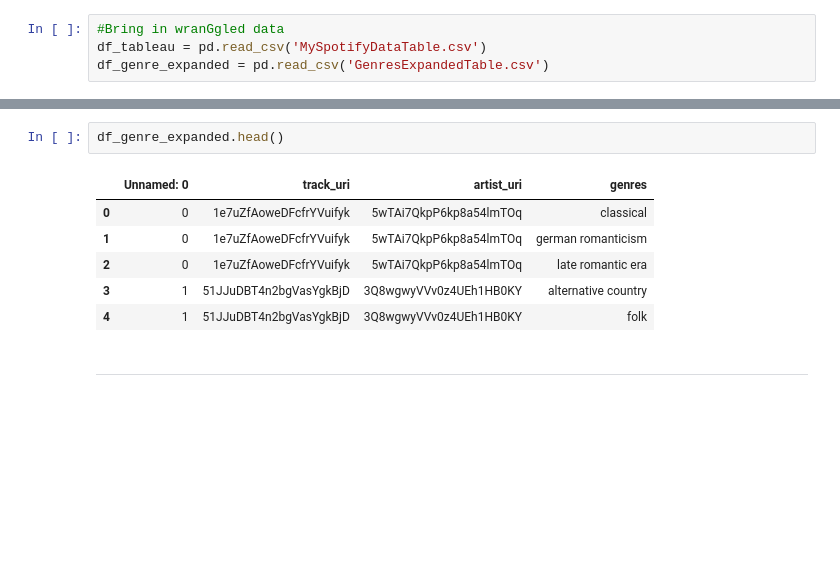
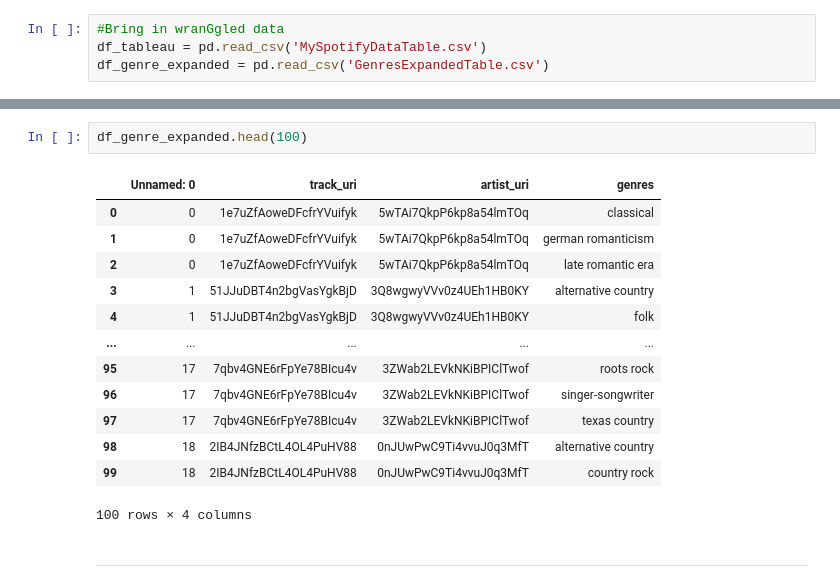
Before and after one commit to Jared-Godar/spotify-data, a Jupyter notebook: spotify_prepare.ipynb, the cells around one changed output, grey strips where cells are left out. Drawn from its saved outputs; the diff is of its cells as text; blank space fills up the shorter version.

```diff
--- a/spotify_prepare.ipynb
+++ b/spotify_prepare.ipynb
@@ -158,12 +158,19 @@ df_tableau.head()
 # %%
-df_genre_expanded.head()
+df_genre_expanded.head(100)
 # %% [output]
 |  | Unnamed: 0 | track_uri | artist_uri | genres |
 | 0 | 0 | 1e7uZfAoweDFcfrYVuifyk | 5wTAi7QkpP6kp8a54lmTOq | classical |
 | 1 | 0 | 1e7uZfAoweDFcfrYVuifyk | 5wTAi7QkpP6kp8a54lmTOq | german romanticism |
 | 2 | 0 | 1e7uZfAoweDFcfrYVuifyk | 5wTAi7QkpP6kp8a54lmTOq | late romantic era |
 | 3 | 1 | 51JJuDBT4n2bgVasYgkBjD | 3Q8wgwyVVv0z4UEh1HB0KY | alternative country |
 | 4 | 1 | 51JJuDBT4n2bgVasYgkBjD | 3Q8wgwyVVv0z4UEh1HB0KY | folk |
+| ... | ... | ... | ... | ... |
+| 95 | 17 | 7qbv4GNE6rFpYe78BIcu4v | 3ZWab2LEVkNKiBPIClTwof | roots rock |
+| 96 | 17 | 7qbv4GNE6rFpYe78BIcu4v | 3ZWab2LEVkNKiBPIClTwof | singer-songwriter |
+| 97 | 17 | 7qbv4GNE6rFpYe78BIcu4v | 3ZWab2LEVkNKiBPIClTwof | texas country |
+| 98 | 18 | 2IB4JNfzBCtL4OL4PuHV88 | 0nJUwPwC9Ti4vvuJ0q3MfT | alternative country |
+| 99 | 18 | 2IB4JNfzBCtL4OL4PuHV88 | 0nJUwPwC9Ti4vvuJ0q3MfT | country rock |
+100 rows × 4 columns
 # %% [markdown]
 ---
 # %% [markdown]
```
Also changed, not shown: parts of 8 cells of this notebook.
